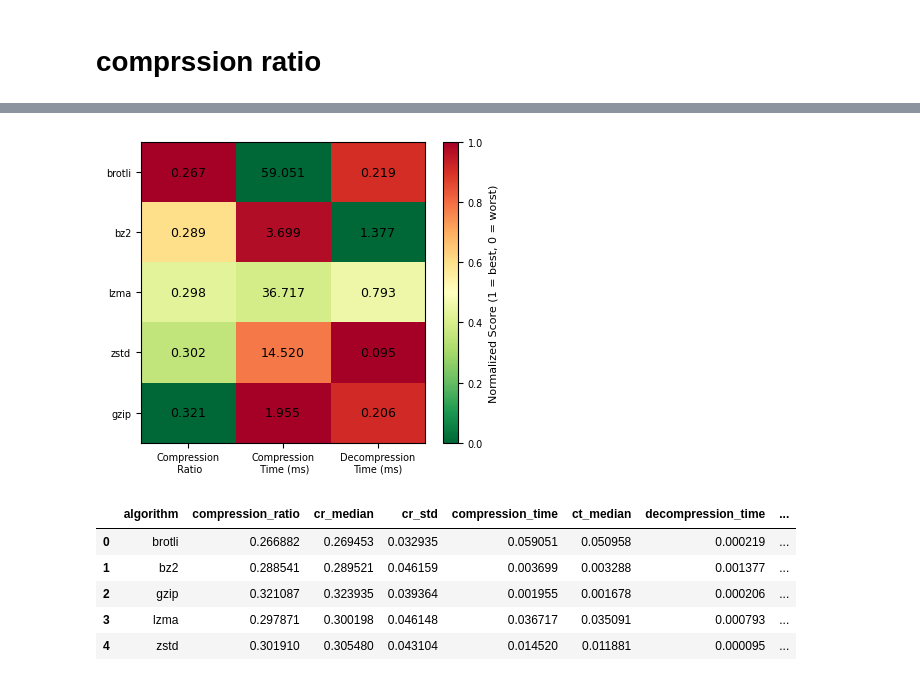
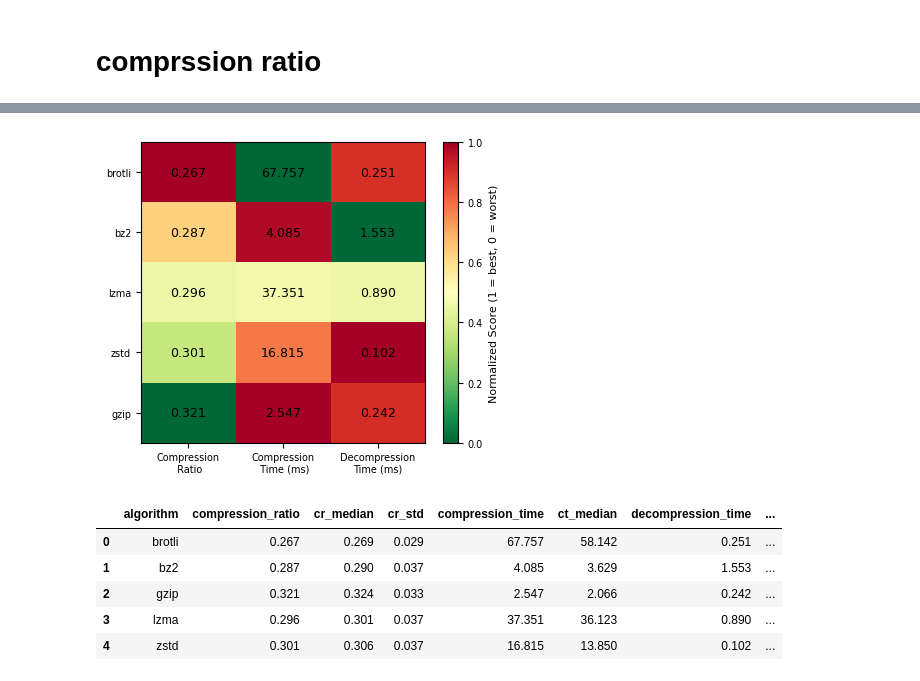
Before and after one commit to thales-must/dapp-ri, a Jupyter notebook: analysis/compression.ipynb, the cells around one changed output, grey strips where cells are left out. Cells and saved outputs as stored; diff of their text form; code cells hidden in the pictures.

```diff
--- a/analysis/compression.ipynb
+++ b/analysis/compression.ipynb
@@ -256,7 +249,7 @@ Name: 538, dtype: object
 def mean_ratio_heatmap():
     df = pd.read_excel(OUTPUT_XLSX)
     df["compression_ratio"] = df["compressed_size"]/df["original_size"]
-    df = df[df["id"] != '2602.17318v1']
+    # df = df[df["id"] != '2602.17318v1']
     df["compression_time"] = df["compression_time"] * 1000
     df["decompression_time"] = df["decompression_time"] * 1000
 
@@ -293,53 +286,54 @@ def mean_ratio_heatmap():
     # 使用归一化后的数据绘制热力图（不需要转置）
     im = ax.imshow(data_normalized, cmap='RdYlGn_r', aspect='auto', vmin=0, vmax=1)
 
     # 设置标签（算法在Y轴，指标在X轴）
     ax.set_yticks(np.arange(len(algorithms)))
     ax.set_yticklabels(algorithms)
     ax.set_xticks(np.arange(len(metrics)))
     ax.set_xticklabels(metric_labels)
 
     # 添加原始数值标签
     for i in range(len(algorithms)):  # 行：算法
         for j in range(len(metrics)):  # 列：指标
             original_value = data[i, j]
             if metrics[j] == 'compression_ratio':
                 ax.text(j, i, f'{original_value:.3f}',
                        ha="center", va="center", color="black", fontsize=9)
             else:
                 ax.text(j, i, f'{original_value:.3f}',
                        ha="center", va="center", color="black", fontsize=9)
 
     # ax.set_title("Performance Metrics Heatmap (Normalized by Metric)\n(darker = better relative to other algorithms)", fontsize=11)
 
 
     # 添加颜色条
     cbar = plt.colorbar(im, ax=ax, label='Normalized Score (1 = best, 0 = worst)')
 
     plt.tight_layout()
     plt.show()
 mean_ratio_heatmap()
 # %% [output]
-[figure, old version]
+[figure, new version]
 # %%
 def summary_table():
     df = pd.read_excel(OUTPUT_XLSX)
     df["compression_ratio"] = df["compressed_size"]/df["original_size"]
-    df =  df[df["id"] != '2602.17318v1']
+    df["compression_time"] = df["compression_time"] * 1000
+    df["decompression_time"] = df["decompression_time"] * 1000
 
     mean = df.groupby("algorithm").agg({
         "compression_ratio": "mean",
         "compression_time": "mean",
         "decompression_time": "mean"
-    }).reset_index()
+    }).round(3).reset_index()
     median = df.groupby("algorithm").agg({
         "compression_ratio": "median",
         "compression_time": "median",
         "decompression_time": "median"
-    }).reset_index()
+    }).round(3).reset_index()
     std = df.groupby("algorithm").agg({
         "compression_ratio": "std"
-    }).reset_index()
+    }).round(3).reset_index()
     df = pd.concat([
         mean,
         median[['compression_ratio', 'compression_time', 'decompression_time']].rename(
@@ -351,13 +345,12 @@ def summary_table():
             ),
         std[['compression_ratio']].rename(columns={'compression_ratio':'cr_std'})
         ], axis=1)
-    # df["compression_time"] = df["compression_time"] * 1000
     return df
 summary_table()[['algorithm','compression_ratio','cr_median','cr_std',	'compression_time','ct_median',	'decompression_time','dt_median']]
 # %% [output]
 |  | algorithm | compression_ratio | cr_median | cr_std | compression_time | ct_median | decompression_time | ... |
-| 0 | brotli | 0.266882 | 0.269453 | 0.032935 | 0.059051 | 0.050958 | 0.000219 | ... |
-| 1 | bz2 | 0.288541 | 0.289521 | 0.046159 | 0.003699 | 0.003288 | 0.001377 | ... |
-| 2 | gzip | 0.321087 | 0.323935 | 0.039364 | 0.001955 | 0.001678 | 0.000206 | ... |
-| 3 | lzma | 0.297871 | 0.300198 | 0.046148 | 0.036717 | 0.035091 | 0.000793 | ... |
-| 4 | zstd | 0.301910 | 0.305480 | 0.043104 | 0.014520 | 0.011881 | 0.000095 | ... |
+| 0 | brotli | 0.267 | 0.269 | 0.029 | 67.757 | 58.142 | 0.251 | ... |
+| 1 | bz2 | 0.287 | 0.290 | 0.037 | 4.085 | 3.629 | 1.553 | ... |
+| 2 | gzip | 0.321 | 0.324 | 0.033 | 2.547 | 2.066 | 0.242 | ... |
+| 3 | lzma | 0.296 | 0.301 | 0.037 | 37.351 | 36.123 | 0.890 | ... |
+| 4 | zstd | 0.301 | 0.306 | 0.037 | 16.815 | 13.850 | 0.102 | ... |
```
Also changed, not shown: parts of 4 cells of this notebook, 7 other files.
